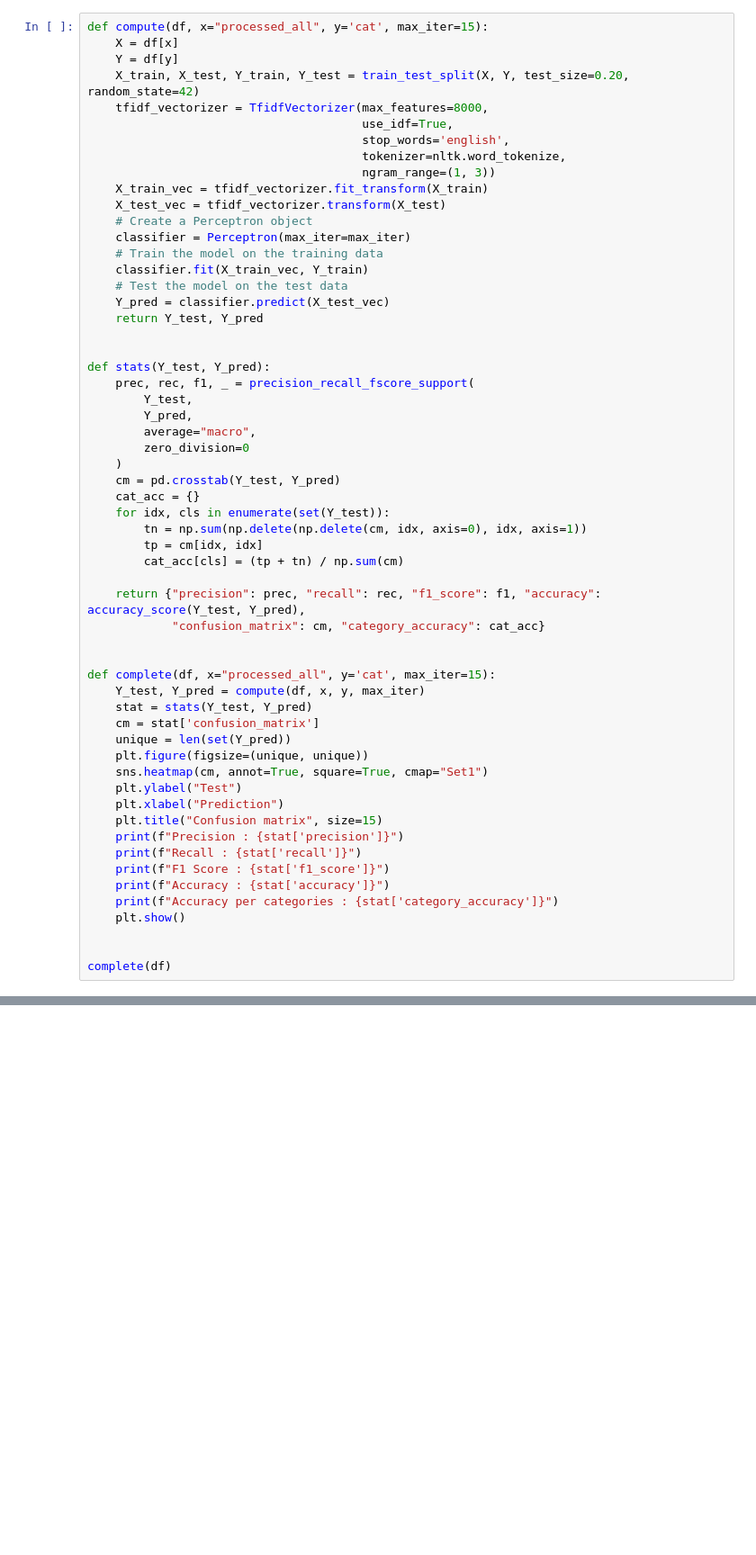
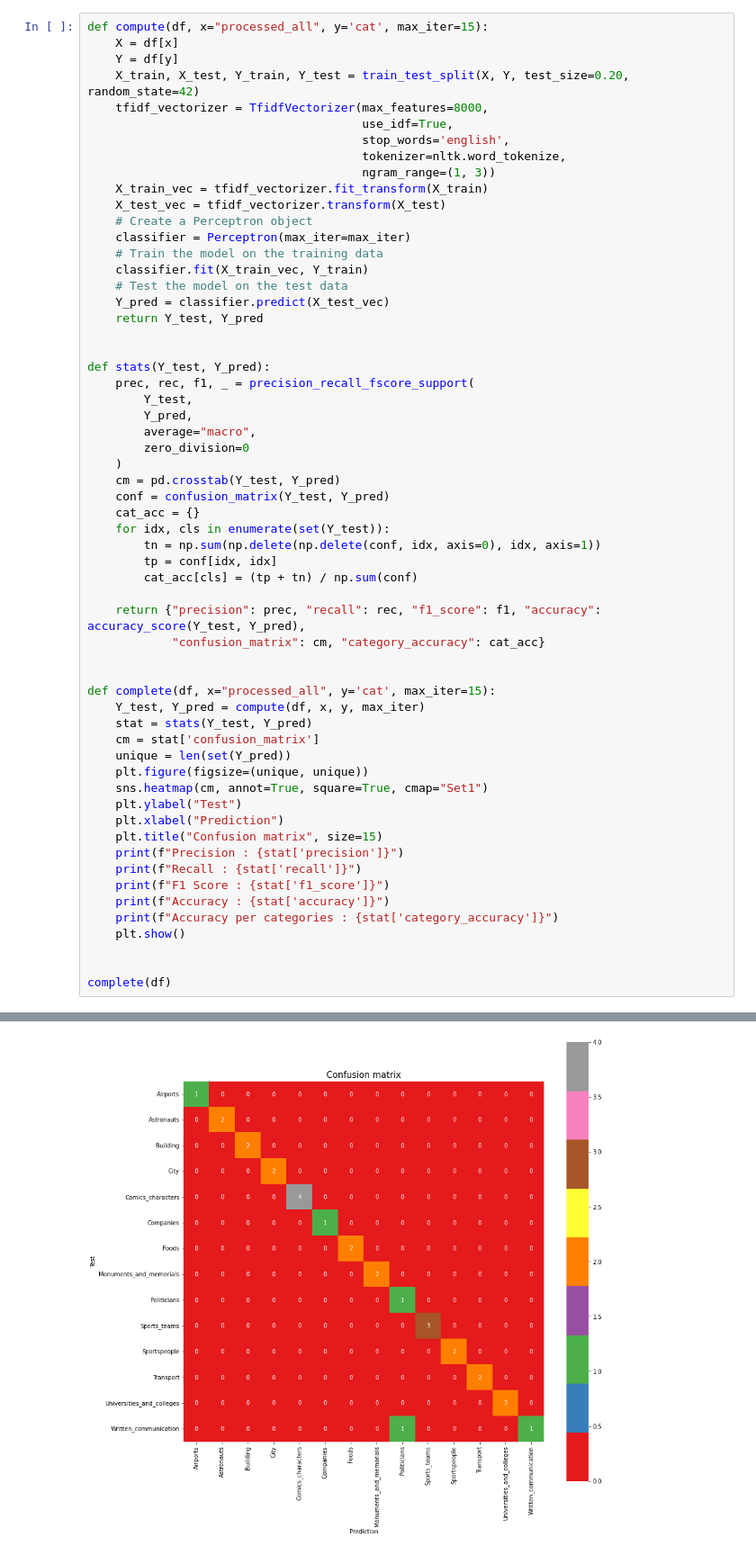
Before and after one commit to pa1007/DataScienceProject1TAL, a Jupyter notebook: classifying.ipynb, the cells around one changed output, grey strips where cells are left out. Shown at 90% size. Saved outputs shown, nothing was run; the diff lists cells and outputs as text; blank space fills up the shorter version.

```diff
--- a/classifying.ipynb
+++ b/classifying.ipynb
@@ -49,11 +49,12 @@ def stats(Y_test, Y_pred):
         zero_division=0
     )
     cm = pd.crosstab(Y_test, Y_pred)
+    conf = confusion_matrix(Y_test, Y_pred)
     cat_acc = {}
     for idx, cls in enumerate(set(Y_test)):
-        tn = np.sum(np.delete(np.delete(cm, idx, axis=0), idx, axis=1))
-        tp = cm[idx, idx]
-        cat_acc[cls] = (tp + tn) / np.sum(cm)
+        tn = np.sum(np.delete(np.delete(conf, idx, axis=0), idx, axis=1))
+        tp = conf[idx, idx]
+        cat_acc[cls] = (tp + tn) / np.sum(conf)
 
     return {"precision": prec, "recall": rec, "f1_score": f1, "accuracy": accuracy_score(Y_test, Y_pred),
             "confusion_matrix": cm, "category_accuracy": cat_acc}
@@ -83,3 +88,4 @@ ValueError: Shape of passed values is (13, 14), indices imply (14, 14)
+[figure, added]
 # %%
 complete(df, x='text')
 # %% [output]
```
Also changed, not shown: parts of 4 cells of this notebook.
